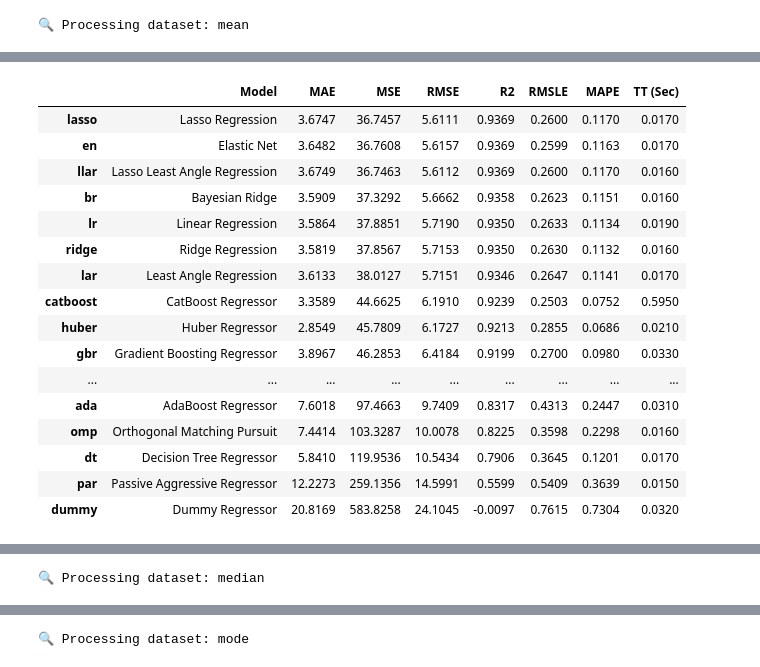
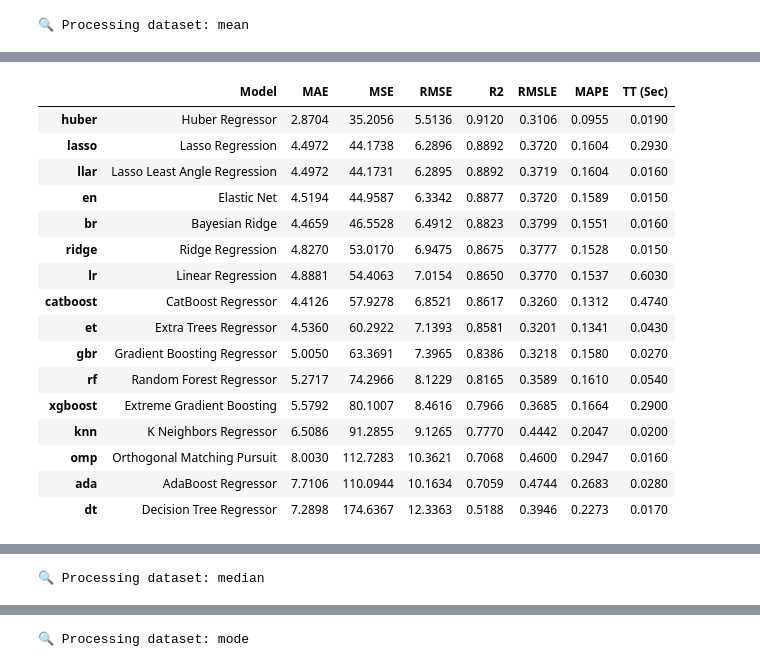
Before and after one commit to karenkj9000/dissertation-emews, a Jupyter notebook: data_imputation.ipynb, the cells around one changed output, grey strips where cells are left out. Saved outputs shown, nothing was run; the diff lists cells and outputs as text; code cells hidden in the pictures.

```diff
--- a/data_imputation.ipynb
+++ b/data_imputation.ipynb
@@ -32,11 +43,20 @@ df.head()
 # %%
-# X = df.drop(columns=['total_number_of_patients'])  # Drop date unless you plan to extract features
-# y = df[['total_number_of_patients']]
+split_idx = int(len(df) * 0.9)
+train_data = df.iloc[:split_idx]
+test_data = df.iloc[split_idx:]
 
-X = df.drop(columns=['total_number_of_patients', 'total_number_of_emews'])
-y = df[['total_number_of_patients', 'total_number_of_emews']]
+# Then split X and y
+X_train = train_data.drop(columns=['total_number_of_patients', 'total_number_of_emews'])
+y_train = train_data[['total_number_of_patients', 'total_number_of_emews']]
 
-X_train, X_test, y_train, y_test = train_test_split(X, y, test_size=0.1, random_state=42)
+X_test = test_data.drop(columns=['total_number_of_patients', 'total_number_of_emews'])
+y_test = test_data[['total_number_of_patients', 'total_number_of_emews']]
+
+# X_train = train_df.drop(columns=['total_number_of_patients'])
+# y_train = train_df[['total_number_of_patients']]
+
+# X_test = test_df.drop(columns=['total_number_of_patients'])
+# y_test = test_df[['total_number_of_patients']]
 # %%
 def apply_imputation(
         X_train: pd.DataFrame,
@@ -128,56 +174,87 @@ for name, imputer in imputation_strategies.items():
 # %%
-from pycaret.regression import setup, compare_models, pull
+from pycaret.regression import *
 import pandas as pd
+from sklearn.model_selection import TimeSeriesSplit
 
 results = []
 
 for name, (train_df, test_df) in datasets.items():
     print(f"\n🔍 Processing dataset: {name}")
     # train_df = train_df.copy().drop(columns=['corrected_total_number_of_patients'])
     # test_df = test_df.copy().drop(columns=['corrected_total_number_of_patients'])
 
     setup(
         data=train_df,
         target='total_number_of_patients',
         session_id=42,
         verbose=False,
-        test_data=test_df  # Use predefined test set
+        test_data=test_df,  # Use predefined test set,
+        fold_strategy='timeseries',
+        data_split_shuffle=False,
+        fold_shuffle=False
     )
 
-    best_model = compare_models(exclude=['lightgbm'], sort='R2')
+    best_model = compare_models(exclude=['lightgbm', 'par', 'dummy', 'lar'], sort='R2')
     leaderboard = pull()
     top_model_results = leaderboard.iloc[0]
+
+    preds = predict_model(best_model, data=test_df)
+
+    y_true = test_df['total_number_of_patients'].values
+    y_pred = preds['prediction_label'].values
+
+    # Standard metrics
+    r2 = r2_score(y_true, y_pred)
+    rmse = np.sqrt(mean_squared_error(y_true, y_pred))
+    mae = mean_absolute_error(y_true, y_pred)
+
+    # Custom metrics
+    r2_r = r2_rounded(y_true, y_pred)
+    rmse_r = rmse_rounded(y_true, y_pred)
+    r2_c = r2_ceil(y_true, y_pred)
+    rmse_c = rmse_ceil(y_true, y_pred)
+    mae_r = mae_rounded(y_true, y_pred)
+    mae_c = mae_ceil(y_true, y_pred)
 
     results.append({
         'dataset': name,
         'model': top_model_results['Model'],
-        'R2': top_model_results['R2'],
-        'MAE': top_model_results['MAE'],
-        'RMSE': top_model_results['RMSE']
+        'R2_train': top_model_results['R2'],
+        'R2_test': r2,
+        'RMSE_train': top_model_results['RMSE'],
+        'RMSE_test': rmse,
+        'MAE_train': top_model_results['MAE'],
+        'MAE_test': mae,
+        'R2_rounded': r2_r,
+        'RMSE_rounded': rmse_r,
+        'MAE_rounded': mae_r,
+        'R2_ceil': r2_c,
+        'RMSE_ceil': rmse_c,
+        'MAE_ceil': mae_c
     })
 
 results_df = pd.DataFrame(results)
-results_df = results_df.sort_values(by='R2', ascending=False)
+results_df = results_df.sort_values(by='R2_test', ascending=False)
 print("\n📊 Final Results:")
-print(results_df)
+results_df
 # %% [output]
 🔍 Processing dataset: mean
 [interactive output not drawn]
 |  | Model | MAE | MSE | RMSE | R2 | RMSLE | MAPE | TT (Sec) |
-| lasso | Lasso Regression | 3.6747 | 36.7457 | 5.6111 | 0.9369 | 0.2600 | 0.1170 | 0.0170 |
-| en | Elastic Net | 3.6482 | 36.7608 | 5.6157 | 0.9369 | 0.2599 | 0.1163 | 0.0170 |
-| llar | Lasso Least Angle Regression | 3.6749 | 36.7463 | 5.6112 | 0.9369 | 0.2600 | 0.1170 | 0.0160 |
-| br | Bayesian Ridge | 3.5909 | 37.3292 | 5.6662 | 0.9358 | 0.2623 | 0.1151 | 0.0160 |
-| lr | Linear Regression | 3.5864 | 37.8851 | 5.7190 | 0.9350 | 0.2633 | 0.1134 | 0.0190 |
-| ridge | Ridge Regression | 3.5819 | 37.8567 | 5.7153 | 0.9350 | 0.2630 | 0.1132 | 0.0160 |
-| lar | Least Angle Regression | 3.6133 | 38.0127 | 5.7151 | 0.9346 | 0.2647 | 0.1141 | 0.0170 |
-| catboost | CatBoost Regressor | 3.3589 | 44.6625 | 6.1910 | 0.9239 | 0.2503 | 0.0752 | 0.5950 |
-| huber | Huber Regressor | 2.8549 | 45.7809 | 6.1727 | 0.9213 | 0.2855 | 0.0686 | 0.0210 |
-| gbr | Gradient Boosting Regressor | 3.8967 | 46.2853 | 6.4184 | 0.9199 | 0.2700 | 0.0980 | 0.0330 |
-| ... | ... | ... | ... | ... | ... | ... | ... | ... |
-| ada | AdaBoost Regressor | 7.6018 | 97.4663 | 9.7409 | 0.8317 | 0.4313 | 0.2447 | 0.0310 |
-| omp | Orthogonal Matching Pursuit | 7.4414 | 103.3287 | 10.0078 | 0.8225 | 0.3598 | 0.2298 | 0.0160 |
-| dt | Decision Tree Regressor | 5.8410 | 119.9536 | 10.5434 | 0.7906 | 0.3645 | 0.1201 | 0.0170 |
-| par | Passive Aggressive Regressor | 12.2273 | 259.1356 | 14.5991 | 0.5599 | 0.5409 | 0.3639 | 0.0150 |
-| dummy | Dummy Regressor | 20.8169 | 583.8258 | 24.1045 | -0.0097 | 0.7615 | 0.7304 | 0.0320 |
+| huber | Huber Regressor | 2.8704 | 35.2056 | 5.5136 | 0.9120 | 0.3106 | 0.0955 | 0.0190 |
+| lasso | Lasso Regression | 4.4972 | 44.1738 | 6.2896 | 0.8892 | 0.3720 | 0.1604 | 0.2930 |
+| llar | Lasso Least Angle Regression | 4.4972 | 44.1731 | 6.2895 | 0.8892 | 0.3719 | 0.1604 | 0.0160 |
+| en | Elastic Net | 4.5194 | 44.9587 | 6.3342 | 0.8877 | 0.3720 | 0.1589 | 0.0150 |
+| br | Bayesian Ridge | 4.4659 | 46.5528 | 6.4912 | 0.8823 | 0.3799 | 0.1551 | 0.0160 |
+| ridge | Ridge Regression | 4.8270 | 53.0170 | 6.9475 | 0.8675 | 0.3777 | 0.1528 | 0.0150 |
+| lr | Linear Regression | 4.8881 | 54.4063 | 7.0154 | 0.8650 | 0.3770 | 0.1537 | 0.6030 |
+| catboost | CatBoost Regressor | 4.4126 | 57.9278 | 6.8521 | 0.8617 | 0.3260 | 0.1312 | 0.4740 |
+| et | Extra Trees Regressor | 4.5360 | 60.2922 | 7.1393 | 0.8581 | 0.3201 | 0.1341 | 0.0430 |
+| gbr | Gradient Boosting Regressor | 5.0050 | 63.3691 | 7.3965 | 0.8386 | 0.3218 | 0.1580 | 0.0270 |
+| rf | Random Forest Regressor | 5.2717 | 74.2966 | 8.1229 | 0.8165 | 0.3589 | 0.1610 | 0.0540 |
+| xgboost | Extreme Gradient Boosting | 5.5792 | 80.1007 | 8.4616 | 0.7966 | 0.3685 | 0.1664 | 0.2900 |
+| knn | K Neighbors Regressor | 6.5086 | 91.2855 | 9.1265 | 0.7770 | 0.4442 | 0.2047 | 0.0200 |
+| omp | Orthogonal Matching Pursuit | 8.0030 | 112.7283 | 10.3621 | 0.7068 | 0.4600 | 0.2947 | 0.0160 |
+| ada | AdaBoost Regressor | 7.7106 | 110.0944 | 10.1634 | 0.7059 | 0.4744 | 0.2683 | 0.0280 |
+| dt | Decision Tree Regressor | 7.2898 | 174.6367 | 12.3363 | 0.5188 | 0.3946 | 0.2273 | 0.0170 |
 [interactive output not drawn]
```
Also changed, not shown: parts of 12 cells of this notebook, 2 other files.
